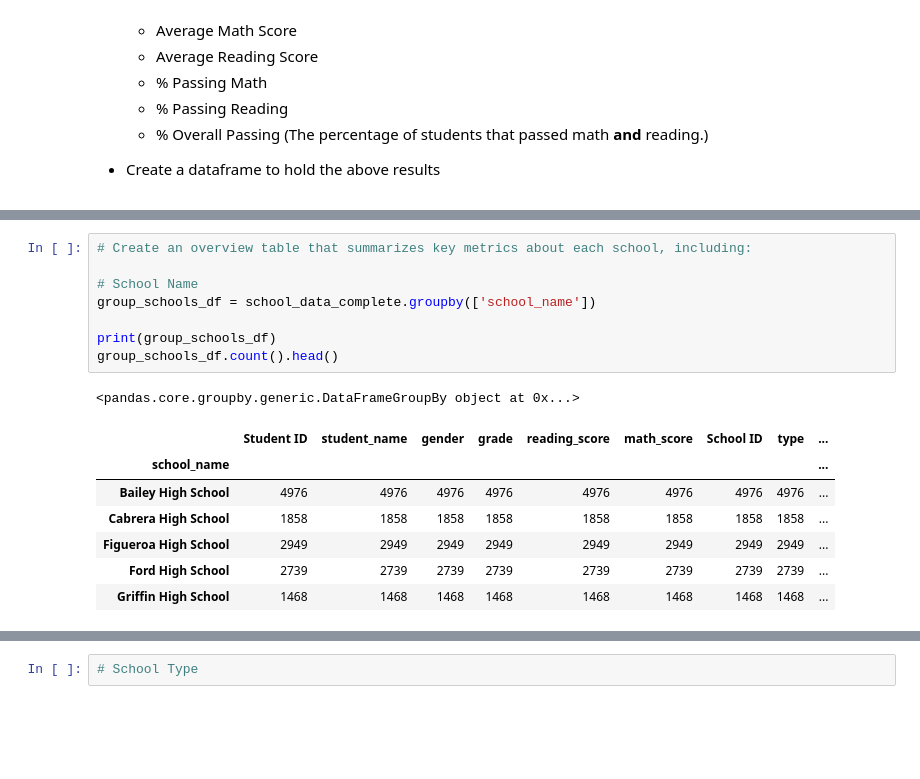
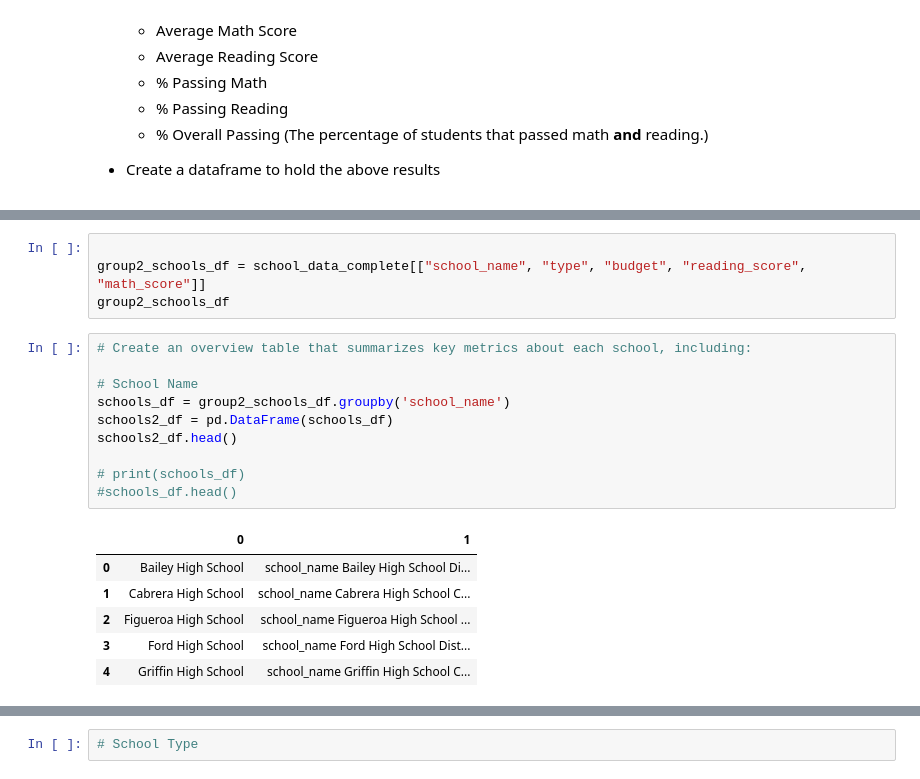
Before and after one commit to lgrayes/pandas-challenge, a Jupyter notebook: PyCitySchools/DF1complete.ipynb, the cells around one changed output, grey strips where cells are left out. Saved outputs shown, nothing was run; the diff lists cells and outputs as text; blank space fills up the shorter version.

```diff
--- a/PyCitySchools/DF1complete.ipynb
+++ b/PyCitySchools/DF1complete.ipynb
@@ -174,17 +255,21 @@ first_df
+# %%
+
+group2_schools_df = school_data_complete[["school_name", "type", "budget", "reading_score", "math_score"]]
+group2_schools_df
 # %%
 # Create an overview table that summarizes key metrics about each school, including:
 
 # School Name
-group_schools_df = school_data_complete.groupby(['school_name'])
+schools_df = group2_schools_df.groupby('school_name')
+schools2_df = pd.DataFrame(schools_df)
+schools2_df.head()
 
-print(group_schools_df)
-group_schools_df.count().head()
+# print(schools_df)
+#schools_df.head()
 # %% [output]
-<pandas.core.groupby.generic.DataFrameGroupBy object at 0x...>
-|  | Student ID | student_name | gender | grade | reading_score | math_score | School ID | type | ... |
-| school_name |  |  |  |  |  |  |  |  | ... |
-| Bailey High School | 4976 | 4976 | 4976 | 4976 | 4976 | 4976 | 4976 | 4976 | ... |
-| Cabrera High School | 1858 | 1858 | 1858 | 1858 | 1858 | 1858 | 1858 | 1858 | ... |
-| Figueroa High School | 2949 | 2949 | 2949 | 2949 | 2949 | 2949 | 2949 | 2949 | ... |
-| Ford High School | 2739 | 2739 | 2739 | 2739 | 2739 | 2739 | 2739 | 2739 | ... |
-| Griffin High School | 1468 | 1468 | 1468 | 1468 | 1468 | 1468 | 1468 | 1468 | ... |
+|  | 0 | 1 |
+| 0 | Bailey High School | school_name Bailey High School Di... |
+| 1 | Cabrera High School | school_name Cabrera High School C... |
+| 2 | Figueroa High School | school_name Figueroa High School ... |
+| 3 | Ford High School | school_name Ford High School Dist... |
+| 4 | Griffin High School | school_name Griffin High School C... |
```
Also changed, not shown: parts of 10 cells of this notebook.
